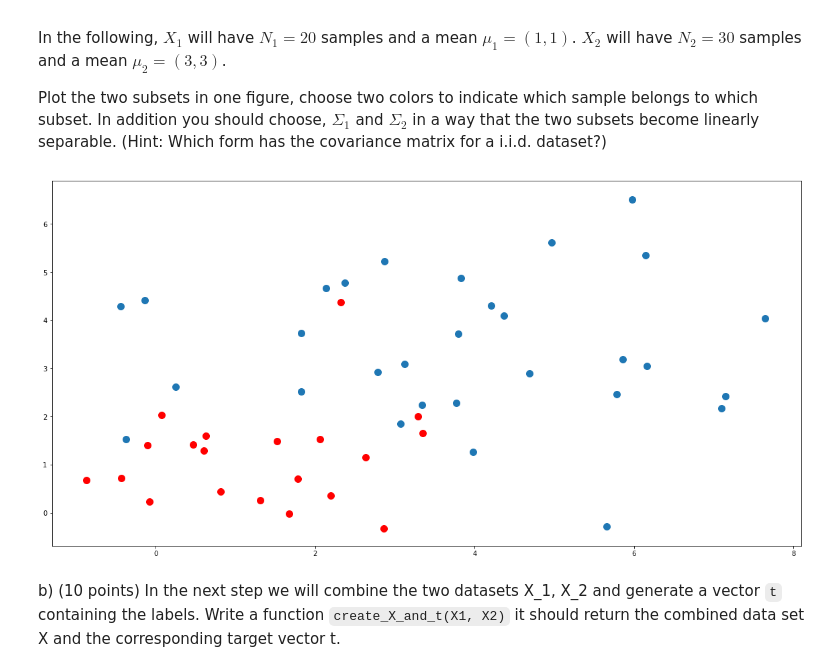
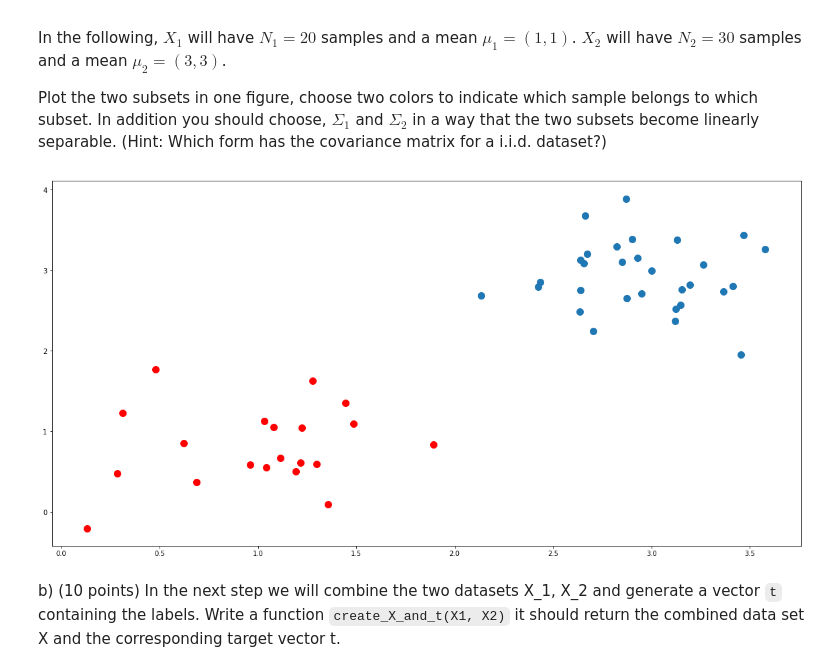
Before and after one commit to filipkny/MachineLearning1_UvA, a Jupyter notebook: lab3.ipynb, the cells around one changed output. Saved outputs shown, nothing was run; the diff lists cells and outputs as text; code cells hidden in the pictures.

```diff
--- a/lab3.ipynb
+++ b/lab3.ipynb
@@ -388,30 +387,32 @@ In the following, $X_1$ will have $N_1=20$ samples and a mean $\mu_1=(1,1)$. $X_
 Plot the two subsets in one figure, choose two colors to indicate which sample belongs to which subset. In addition you should choose, $\Sigma_1$ and $\Sigma_2$ in a way that the two subsets become linearly separable. (Hint: Which form has the covariance matrix for a i.i.d. dataset?)
 # %%
 # YOUR CODE HERE
-cov1 = [[1, 0], [0, 1]]
-cov2 = [[4, 0], [0, 4]]
+cov1 = [[0.2, 0],
+        [0, 0.2]]
+cov2 = [[0.2, 0],
+        [0, 0.2]]
 
 
 N_1 = 20
 mu_1 = [1,1]
 sample_1 = numpy.random.multivariate_normal(mu_1,cov1,N_1)
 x_1,y_1 = zip(*sample_1)
 x_1 = list(x_1)
 y_1 = list(y_1)
 
 
 N_2 = 30
 mu_2 = [3,3]
 sample_2 = numpy.random.multivariate_normal(mu_2,cov2,N_2)
 x_2,y_2 = zip(*sample_2)
 x_2 = list(x_2)
 y_2 = list(y_2)
 
 plt.scatter(x_1,y_1,s=100,color="red")
 plt.scatter(x_2,y_2,s=100)
 plt.show()
 # %% [output]
-[figure, old version]
+[figure, new version]
 # %% [markdown]
 b) (10 points) In the next step we will combine the two datasets X_1, X_2 and generate a vector `t` containing the labels. Write a function `create_X_and_t(X1, X2)` it should return the combined data set X and the corresponding target vector t.
 # %%
```
Also changed, not shown: parts of 4 cells of this notebook.
